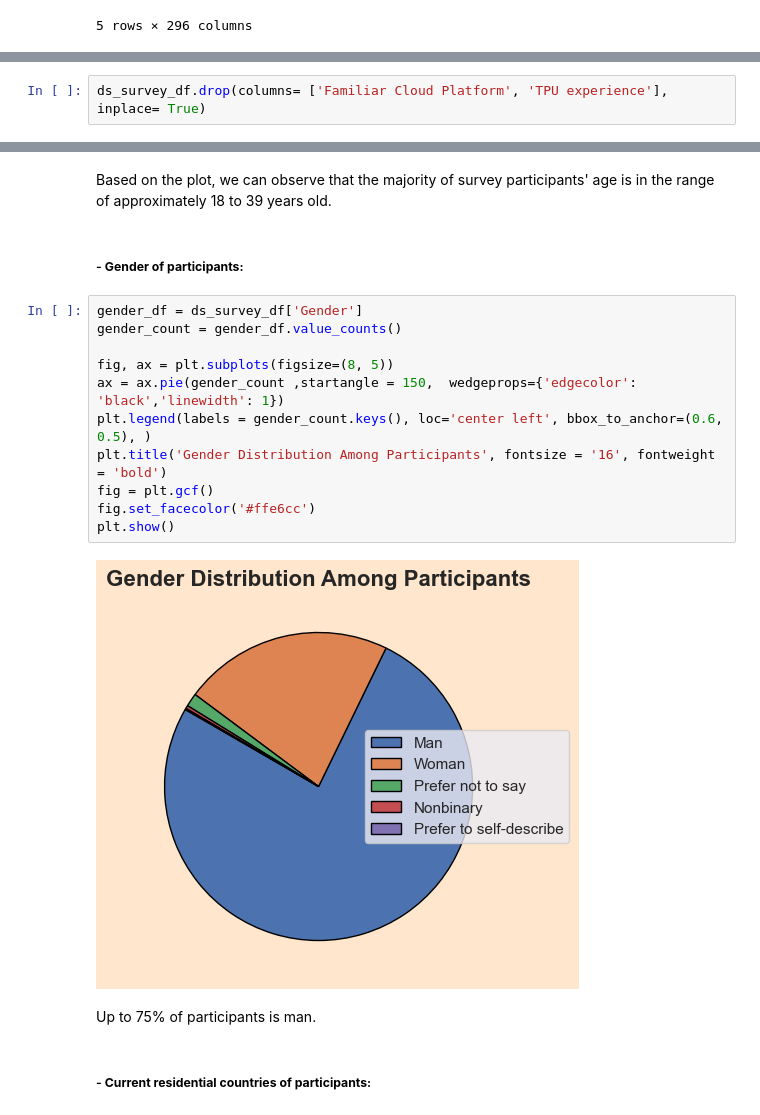
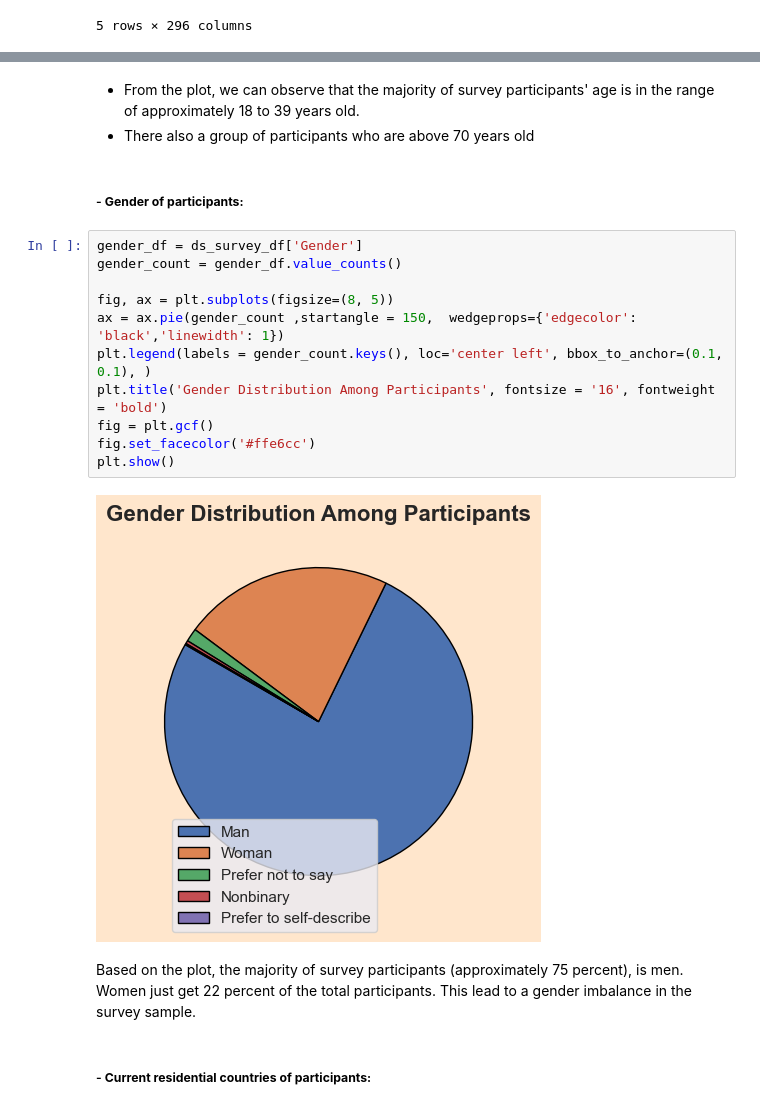
Before and after one commit to HTNam1710/P4DS_FinalProject, a Jupyter notebook: Source/data_exploreation_part02.ipynb, the cells around one changed output, grey strips where cells are left out. Cells and saved outputs as stored; diff of their text form.

Commit message:
add more visualization

```diff
--- a/Source/data_exploreation_part02.ipynb
+++ b/Source/data_exploreation_part02.ipynb
@@ -94,2 +23,0 @@ Here are some observations based on the missing ratios dataframe:
-# %%
-ds_survey_df.drop(columns= ['Familiar Cloud Platform', 'TPU experience'], inplace= True)
@@ -121,22 +50,23 @@ plt.show()
 # %% [markdown]
-Based on the plot, we can observe that the majority of survey participants' age is in the range of approximately 18 to 39 years old.
+- From the plot, we can observe that the majority of survey participants' age is in the range of approximately 18 to 39 years old.
+- There also a group of participants who are above 70 years old
 # %% [markdown]
 ##### - **Gender of participants:**
 # %%
 gender_df = ds_survey_df['Gender']
 gender_count = gender_df.value_counts()
 
 fig, ax = plt.subplots(figsize=(8, 5))
 ax = ax.pie(gender_count ,startangle = 150,  wedgeprops={'edgecolor': 'black','linewidth': 1})
-plt.legend(labels = gender_count.keys(), loc='center left', bbox_to_anchor=(0.6, 0.5), )
+plt.legend(labels = gender_count.keys(), loc='center left', bbox_to_anchor=(0.1, 0.1), )
 plt.title('Gender Distribution Among Participants', fontsize = '16', fontweight = 'bold')
 fig = plt.gcf()
 fig.set_facecolor('#ffe6cc')
 plt.show()
 # %% [output]
-[figure, old version]
+[figure, new version]
-# %% [markdown]
-Up to 75% of participants is man.
+# %% [markdown]
+Based on the plot, the majority of survey participants (approximately 75 percent), is men. Women just get 22 percent of the total participants. This lead to a gender imbalance in the survey sample.
 # %% [markdown]
 ##### - **Current residential countries of participants:**
 # %%
```
Also changed, not shown: parts of 92 cells of this notebook, 3 other files.
